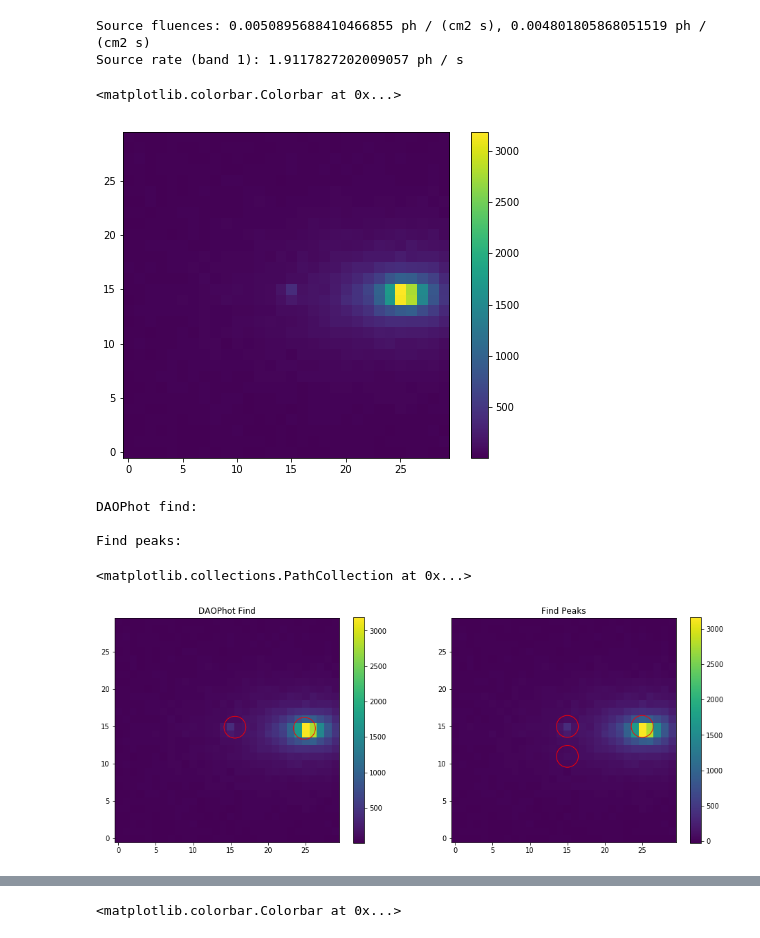
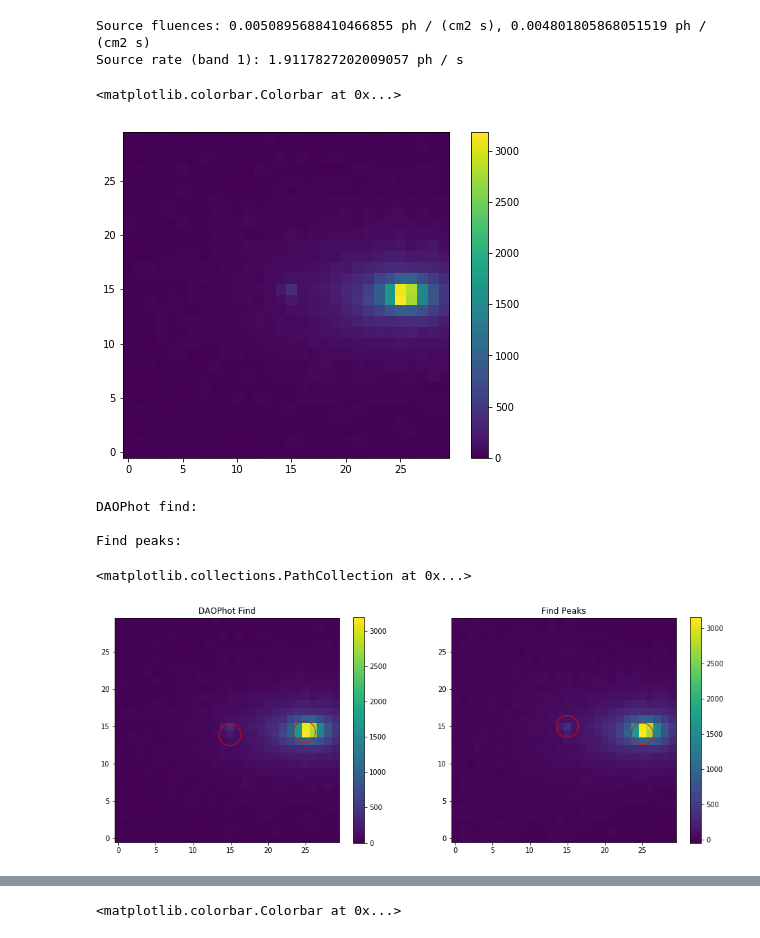
Before and after one commit to bwgref/duet-astro, a Jupyter notebook: notebooks/Image Simulation v2.ipynb, the cells around one changed output, grey strips where cells are left out. Saved outputs shown, nothing was run; the diff lists cells and outputs as text; code cells hidden in the pictures.

```diff
--- a/notebooks/Image Simulation v2.ipynb
+++ b/notebooks/Image Simulation v2.ipynb
@@ -58,16 +58,16 @@ Source fluences: 0.0050895688410466855 ph / (cm2 s), 0.004801805868051519 ph / (
 Source rate (band 1): 1.9117827202009057 ph / s
 # %%
 # Construct the simulated image
-image = construct_image(frame, exposure, read_noise,source=src_rate1,
+image = construct_image(frame, exposure, source=src_rate1,
                         gal_type=galaxy, gal_params=gal_params,
                         sky_rate=bgd_band1)
 
 plt.figure(figsize=[8,6])
 plt.imshow(image.value, cmap='viridis', aspect=1, origin='lower')
 plt.colorbar()
 # %% [output]
 <matplotlib.colorbar.Colorbar at 0x...>
-[figure, old version]
+[figure, new version]
 # %%
 # Single-exposure point source detection
 
@@ -98,7 +98,7 @@ DAOPhot find:
 
 Find peaks:
 <matplotlib.collections.PathCollection at 0x...>
-[figure, old version]
+[figure, new version]
 # %%
 # Single-exposure photometry
 print("Real source count rate: {}".format(src_rate1))
```
Also changed, not shown: parts of 5 cells of this notebook, 1 other file.
